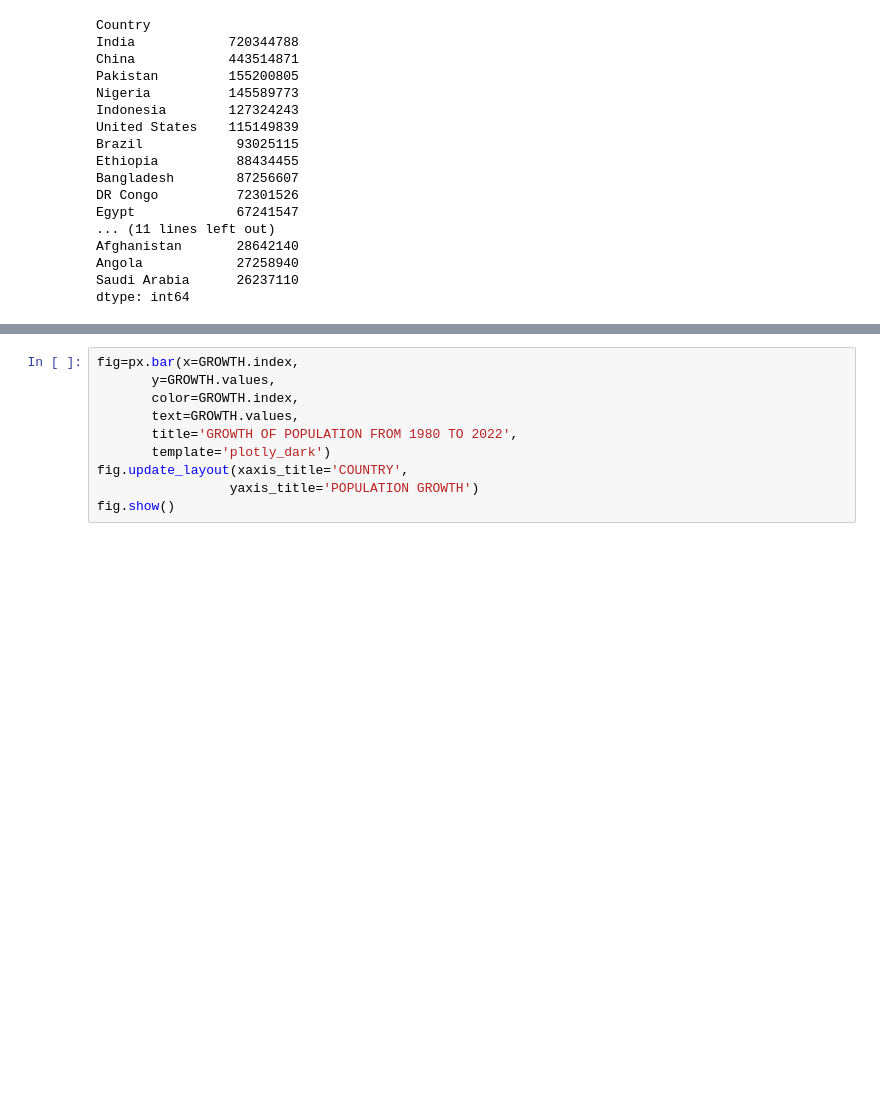
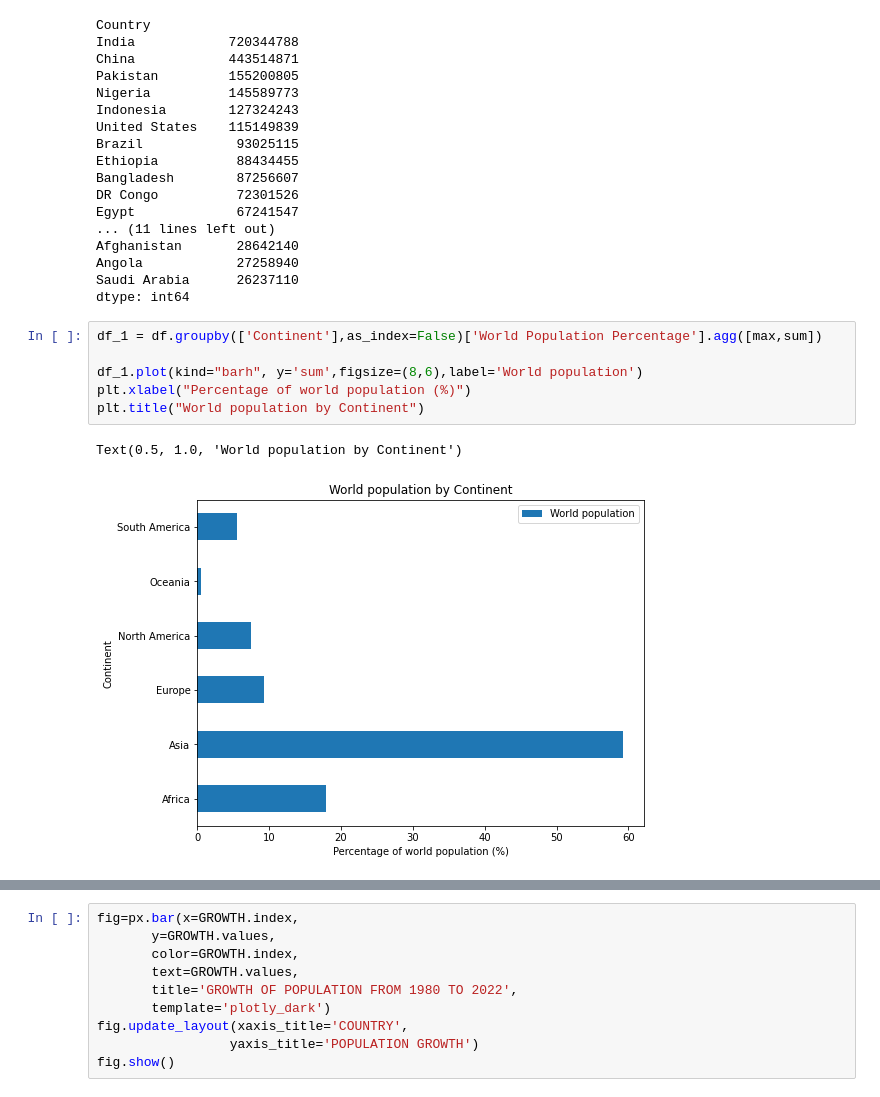
Before and after one commit to JoshuaShepard87/DSC550, a Jupyter notebook: JoshuaBurdenAssignment2-2.ipynb, the cells around one changed output, grey strips where cells are left out. Saved outputs shown, nothing was run; the diff lists cells and outputs as text; blank space fills up the shorter version.

```diff
--- a/JoshuaBurdenAssignment2-2.ipynb
+++ b/JoshuaBurdenAssignment2-2.ipynb
@@ -98,3 +98,12 @@ Afghanistan       28642140
 Angola            27258940
 Saudi Arabia      26237110
 dtype: int64
+# %%
+df_1 = df.groupby(['Continent'],as_index=False)['World Population Percentage'].agg([max,sum])
+
+df_1.plot(kind="barh", y='sum',figsize=(8,6),label='World population')
+plt.xlabel("Percentage of world population (%)")
+plt.title("World population by Continent")
+# %% [output]
+Text(0.5, 1.0, 'World population by Continent')
+[figure, added]
```
Also changed, not shown: parts of 1 cell of this notebook.
